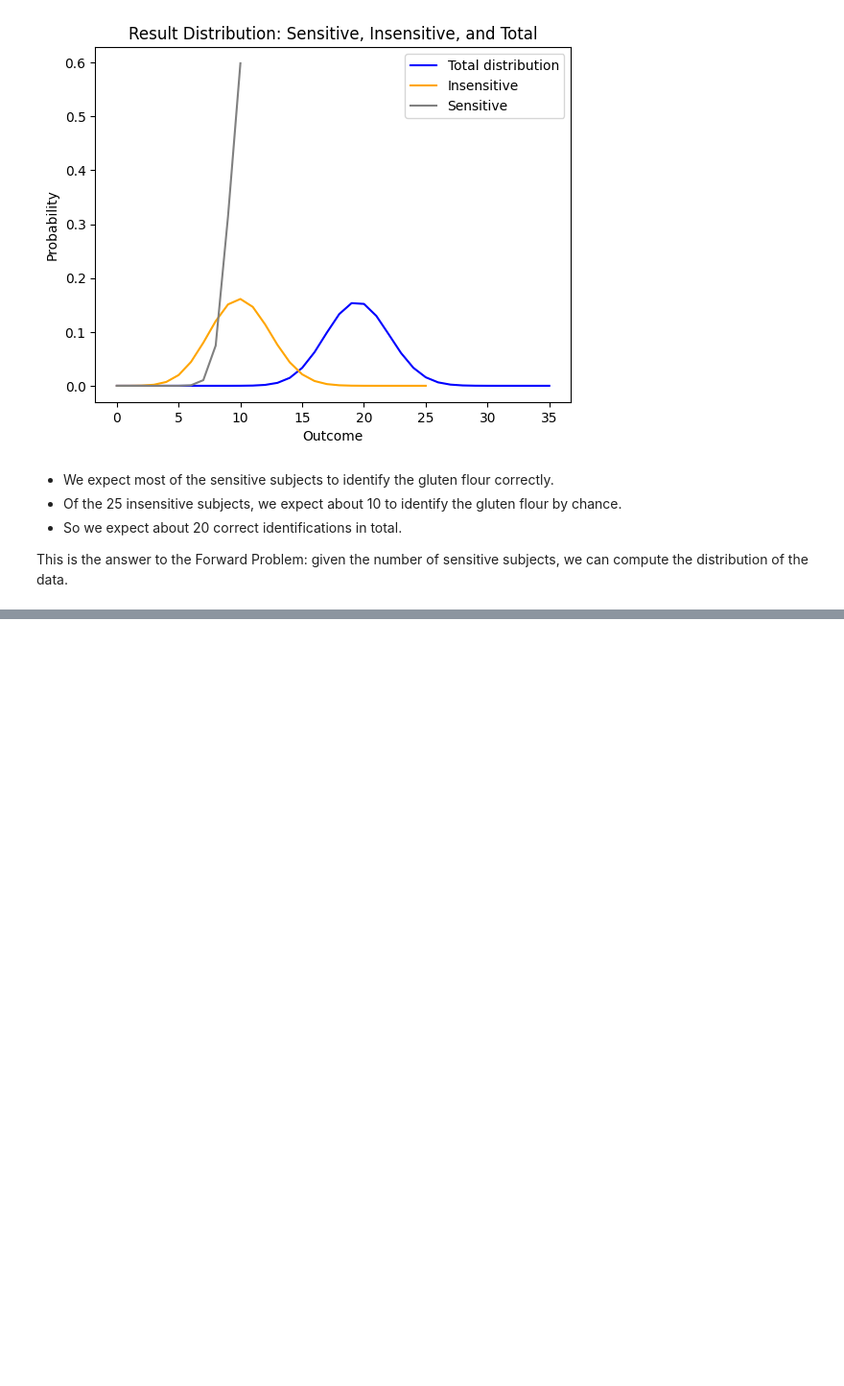
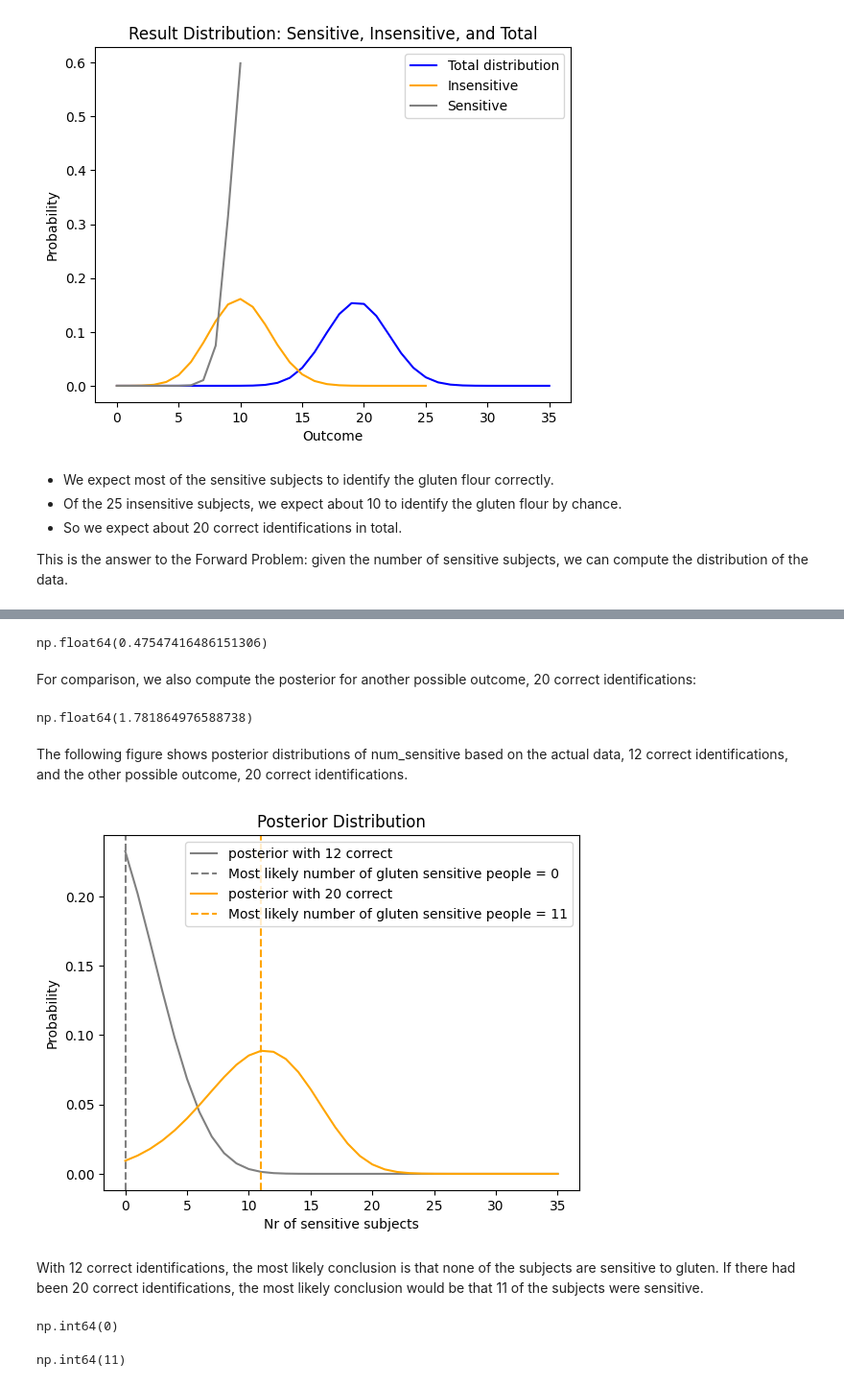
Before and after one commit to bea-sirowy/Python-tutorials, a Jupyter notebook: Bayes06_add_dist.ipynb, the cells around one changed output, grey strips where cells are left out. Shown at 96% size. Drawn from its saved outputs; the diff is of its cells as text; code cells hidden in the pictures; blank space fills up the shorter version.

```diff
--- a/Bayes06_add_dist.ipynb
+++ b/Bayes06_add_dist.ipynb
@@ -412,0 +446,4 @@ subjects, we can compute the distribution of the data.
+# %%
+
+
+likelihood1 = table.loc[12]
@@ -412,0 +458,55 @@ subjects, we can compute the distribution of the data.
+# %%
+hypos = np.arange(n+1)
+prior = Pmf(1, hypos)
+# %%
+posterior1 = prior * likelihood1
+posterior1.normalize()
+# %% [output]
+np.float64(0.47547416486151306)
+# %% [markdown]
+For comparison, we also compute the posterior for another possible outcome, 20
+correct identifications:
+# %%
+likelihood2 = table.loc[20]
+posterior2 = prior * likelihood2
+posterior2.normalize()
+# %% [output]
+np.float64(1.781864976588738)
+# %% [markdown]
+The following figure shows posterior distributions of num_sensitive based
+on the actual data, 12 correct identifications, and the other possible outcome, 20
+correct identifications.
+# %%
+plt.plot(hypos, posterior1, label='posterior with 12 correct', color='grey')
+plt.axvline(posterior1.max_prob(), color='grey', linestyle='--',
+label=f'Most likely number of gluten sensitive people = {posterior1.max_prob()}')
+
+plt.plot(hypos, posterior2, label='posterior with 20 correct', color='orange')
+plt.axvline(posterior2.max_prob(), color='orange', linestyle='--',
+label=f'Most likely number of gluten sensitive people = {posterior2.max_prob()}')
+
+
+
+plt.xlabel('Nr of sensitive subjects')
+plt.ylabel('Probability')
+plt.title('Posterior Distribution')
+
+plt.legend()
+
+
+
+plt.show()
+# %% [output]
+[figure, added]
+# %% [markdown]
+With 12 correct identifications, the most likely conclusion is that none of the
+subjects are sensitive to gluten. If there had been 20 correct identifications, the
+most likely conclusion would be that 11 of the subjects were sensitive.
+# %%
+posterior1.max_prob()
+# %% [output]
+np.int64(0)
+# %%
+posterior2.max_prob()
+# %% [output]
+np.int64(11)
```
Also changed, not shown: parts of 7 cells of this notebook.
